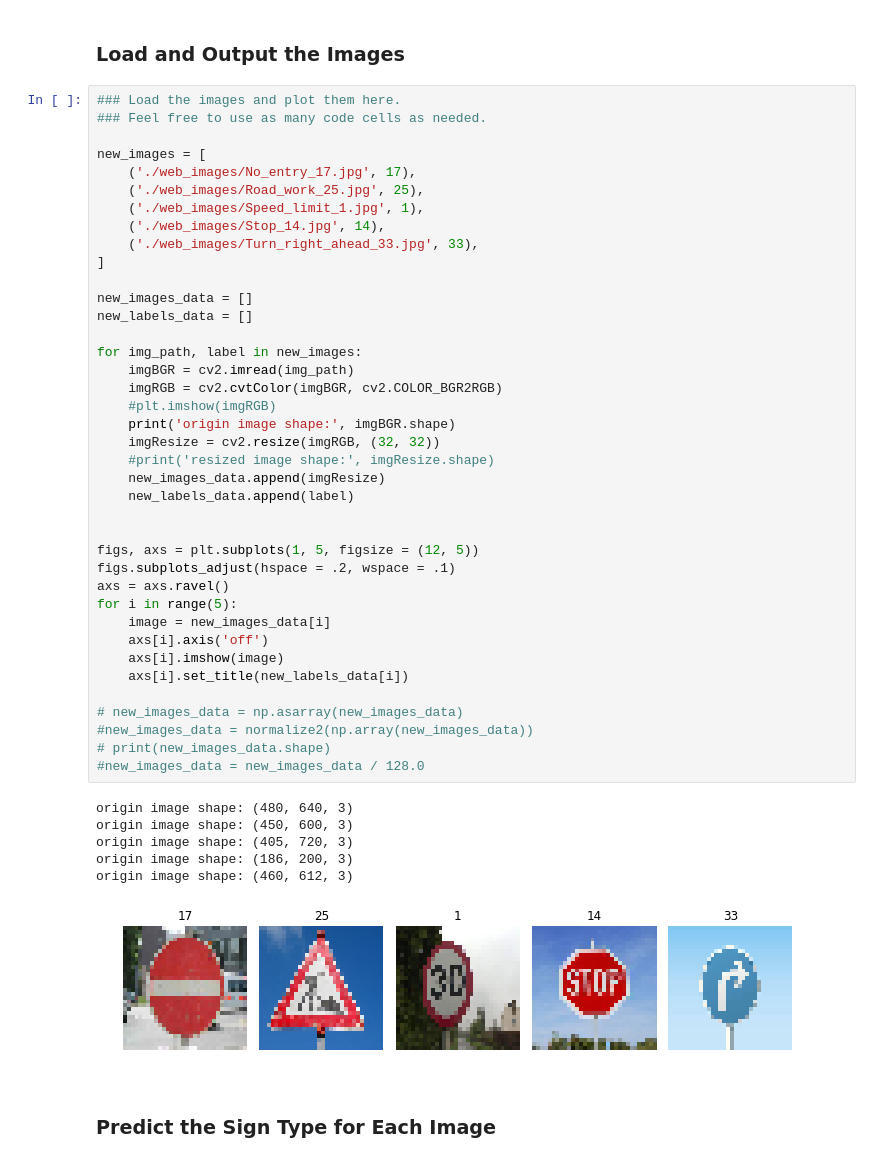
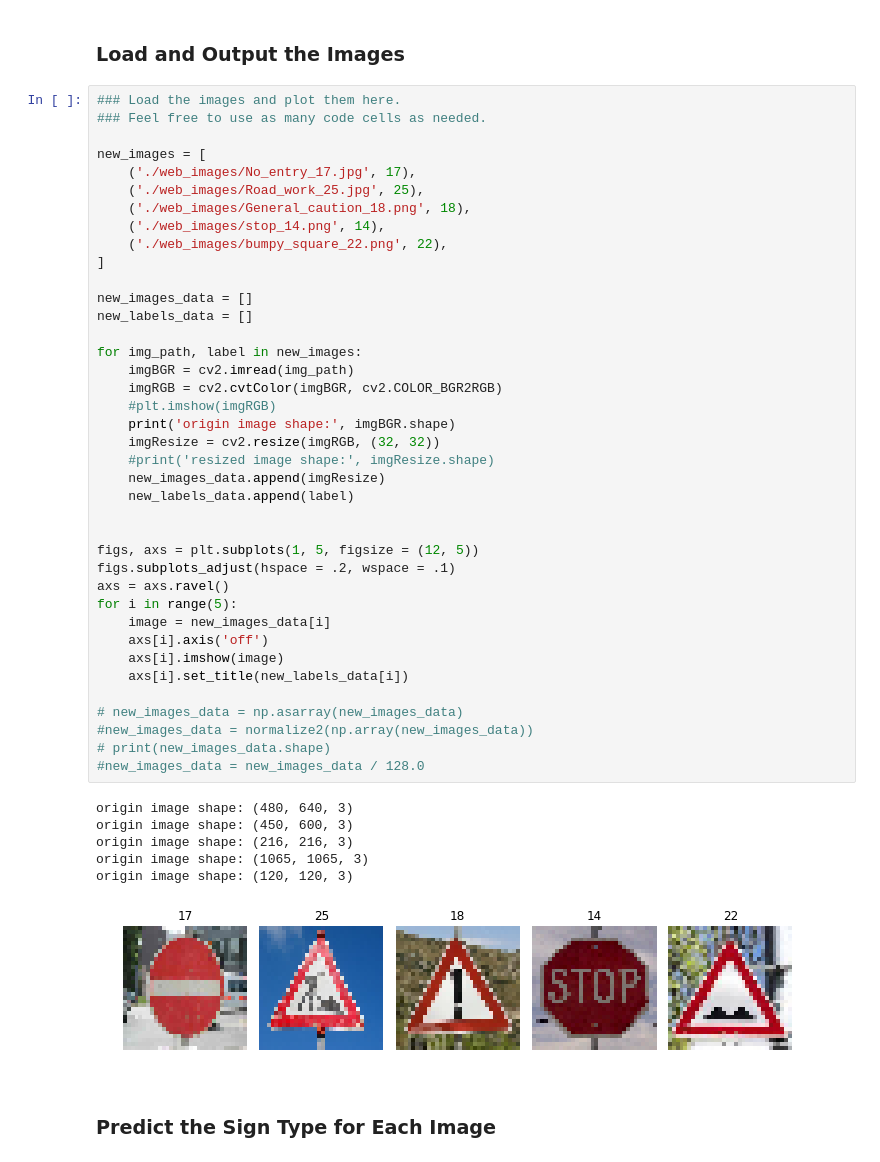
Before and after one commit to kevinkkk0321/Udacity_self-driving-car-nanodegree, a Jupyter notebook: Project3_Traffic-Sign-Classifier/Traffic_Sign_Classifier.ipynb, the cells around one changed output. Cells and saved outputs as stored; diff of their text form.

```diff
--- a/Project3_Traffic-Sign-Classifier/Traffic_Sign_Classifier.ipynb
+++ b/Project3_Traffic-Sign-Classifier/Traffic_Sign_Classifier.ipynb
@@ -511,45 +494,45 @@ You may find `signnames.csv` useful as it contains mappings from the class id (i
 new_images = [
     ('./web_images/No_entry_17.jpg', 17),
     ('./web_images/Road_work_25.jpg', 25),
-    ('./web_images/Speed_limit_1.jpg', 1),
-    ('./web_images/Stop_14.jpg', 14),
-    ('./web_images/Turn_right_ahead_33.jpg', 33),
+    ('./web_images/General_caution_18.png', 18),
+    ('./web_images/stop_14.png', 14),
+    ('./web_images/bumpy_square_22.png', 22),
 ]
 
 new_images_data = []
 new_labels_data = []
 
 for img_path, label in new_images:
     imgBGR = cv2.imread(img_path)
     imgRGB = cv2.cvtColor(imgBGR, cv2.COLOR_BGR2RGB)
     #plt.imshow(imgRGB)
     print('origin image shape:', imgBGR.shape)
     imgResize = cv2.resize(imgRGB, (32, 32))
     #print('resized image shape:', imgResize.shape)
     new_images_data.append(imgResize)
     new_labels_data.append(label)
 
 
 figs, axs = plt.subplots(1, 5, figsize = (12, 5))
 figs.subplots_adjust(hspace = .2, wspace = .1)
 axs = axs.ravel()
 for i in range(5):
     image = new_images_data[i]
     axs[i].axis('off')
     axs[i].imshow(image)
     axs[i].set_title(new_labels_data[i])
 
 # new_images_data = np.asarray(new_images_data)
 #new_images_data = normalize2(np.array(new_images_data))
 # print(new_images_data.shape)
 #new_images_data = new_images_data / 128.0
 # %% [output]
 origin image shape: (480, 640, 3)
 origin image shape: (450, 600, 3)
-origin image shape: (405, 720, 3)
-origin image shape: (186, 200, 3)
-origin image shape: (460, 612, 3)
+origin image shape: (216, 216, 3)
+origin image shape: (1065, 1065, 3)
+origin image shape: (120, 120, 3)
-[figure, old version]
+[figure, new version]
 # %% [markdown]
 ### Predict the Sign Type for Each Image
 # %%
```
Also changed, not shown: parts of 11 cells of this notebook, 6 other files.
